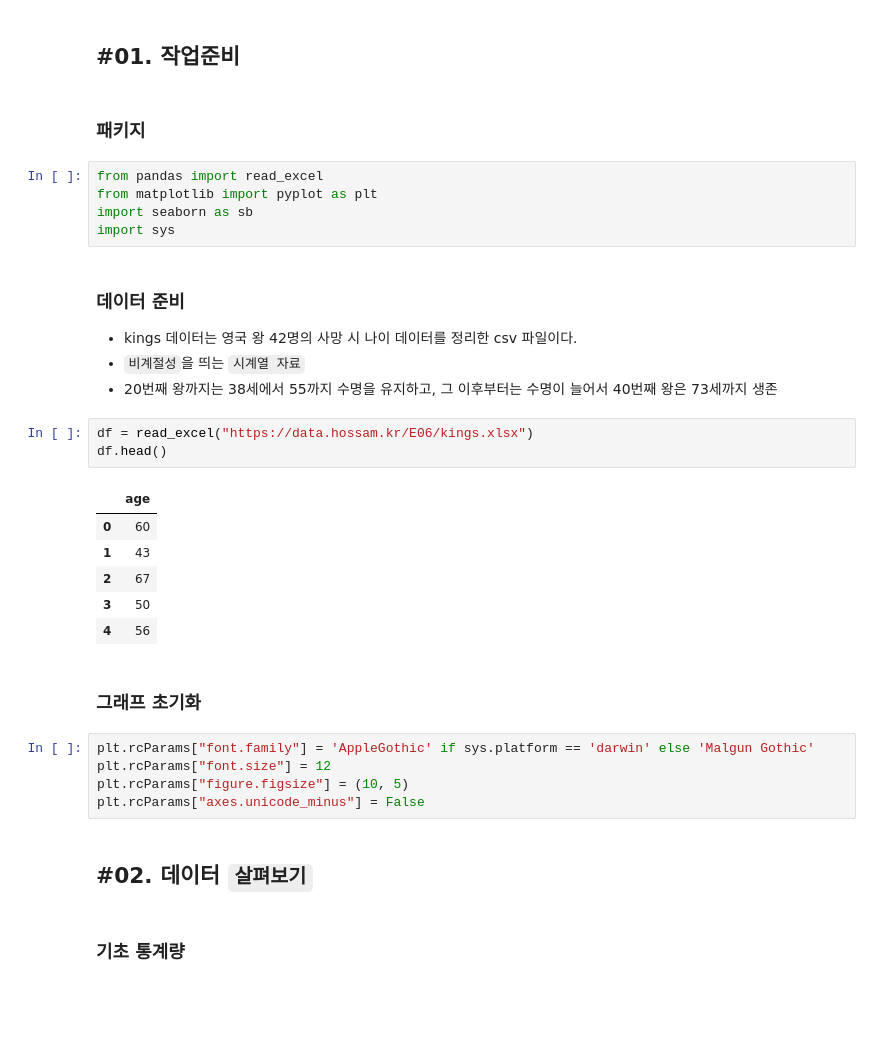
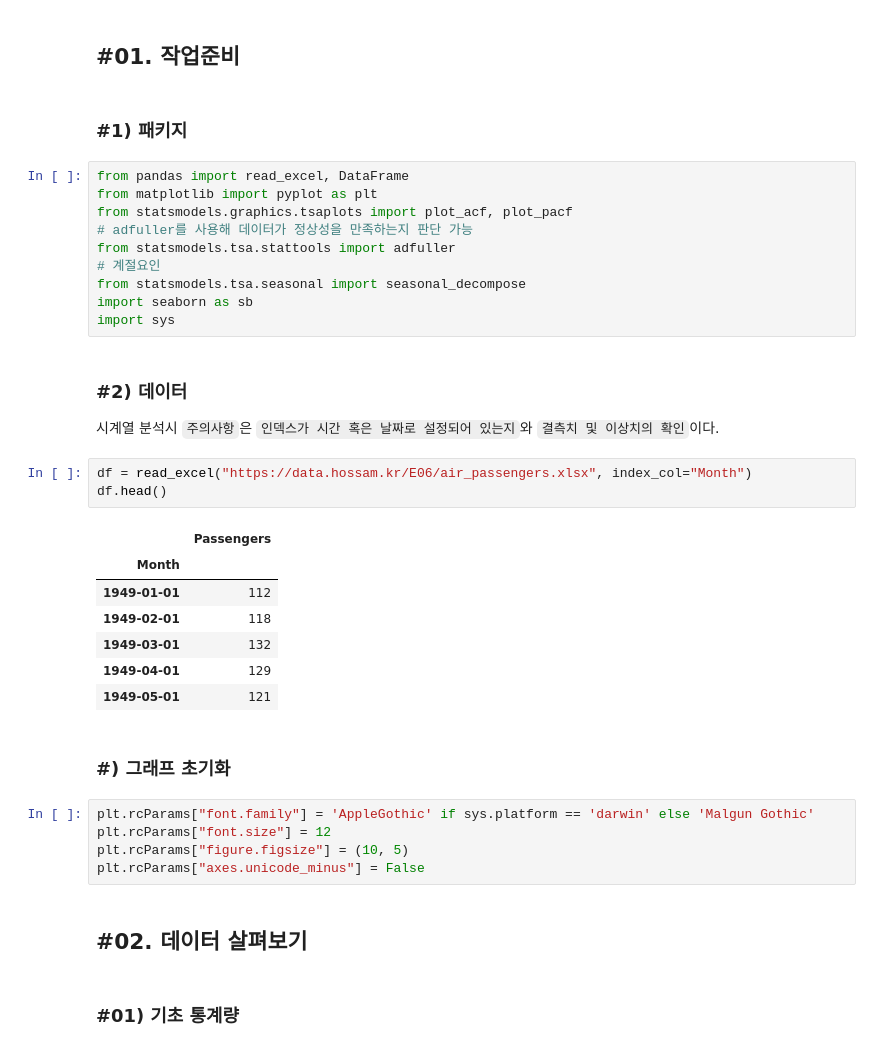
Before and after one commit to jaekim3220/Review, a Jupyter notebook: E. 확증적 데이터 분석(CDA)/06. 시계열 분석/02-시계열_데이터_확인.ipynb, the cells around one changed output. Saved outputs shown, nothing was run; the diff lists cells and outputs as text; blank space fills up the shorter version.

```diff
--- a/E. 확증적 데이터 분석(CDA)/06. 시계열 분석/02-시계열_데이터_확인.ipynb
+++ b/E. 확증적 데이터 분석(CDA)/06. 시계열 분석/02-시계열_데이터_확인.ipynb
@@ -11,39 +5,43 @@
 # %% [markdown]
 ## #01. 작업준비
 # %% [markdown]
-### 패키지
+### #1) 패키지
 # %%
-from pandas import read_excel
+from pandas import read_excel, DataFrame
 from matplotlib import pyplot as plt
+from statsmodels.graphics.tsaplots import plot_acf, plot_pacf
+# adfuller를 사용해 데이터가 정상성을 만족하는지 판단 가능
+from statsmodels.tsa.stattools import adfuller
+# 계절요인
+from statsmodels.tsa.seasonal import seasonal_decompose
 import seaborn as sb
 import sys
-# %% [markdown]
-### 데이터 준비
-
-- kings 데이터는 영국 왕 42명의 사망 시 나이 데이터를 정리한 csv 파일이다.
-- `비계절성`을 띄는 `시계열 자료`
-- 20번째 왕까지는 38세에서 55까지 수명을 유지하고, 그 이후부터는 수명이 늘어서 40번째 왕은 73세까지 생존
+# %% [markdown]
+### #2) 데이터
+
+시계열 분석시 `주의사항`은 `인덱스가 시간 혹은 날짜로 설정되어 있는지`와 `결측치 및 이상치의 확인`이다.
 # %%
-df = read_excel("https://data.hossam.kr/E06/kings.xlsx")
+df = read_excel("https://data.hossam.kr/E06/air_passengers.xlsx", index_col="Month")
 df.head()
 # %% [output]
-|  | age |
-| 0 | 60 |
-| 1 | 43 |
-| 2 | 67 |
-| 3 | 50 |
-| 4 | 56 |
+|  | Passengers |
+| Month |  |
+| 1949-01-01 | 112 |
+| 1949-02-01 | 118 |
+| 1949-03-01 | 132 |
+| 1949-04-01 | 129 |
+| 1949-05-01 | 121 |
 # %% [markdown]
-### 그래프 초기화
+### #) 그래프 초기화
 # %%
 plt.rcParams["font.family"] = 'AppleGothic' if sys.platform == 'darwin' else 'Malgun Gothic'
 plt.rcParams["font.size"] = 12
 plt.rcParams["figure.figsize"] = (10, 5)
 plt.rcParams["axes.unicode_minus"] = False
 # %% [markdown]
-## #02. 데이터 `살펴보기`
+## #02. 데이터 살펴보기
 # %% [markdown]
-### 기초 통계량
+### #01) 기초 통계량
 # %%
 df.describe()
 # %% [output]
```
Also changed, not shown: parts of 46 cells of this notebook, 6 other files.
